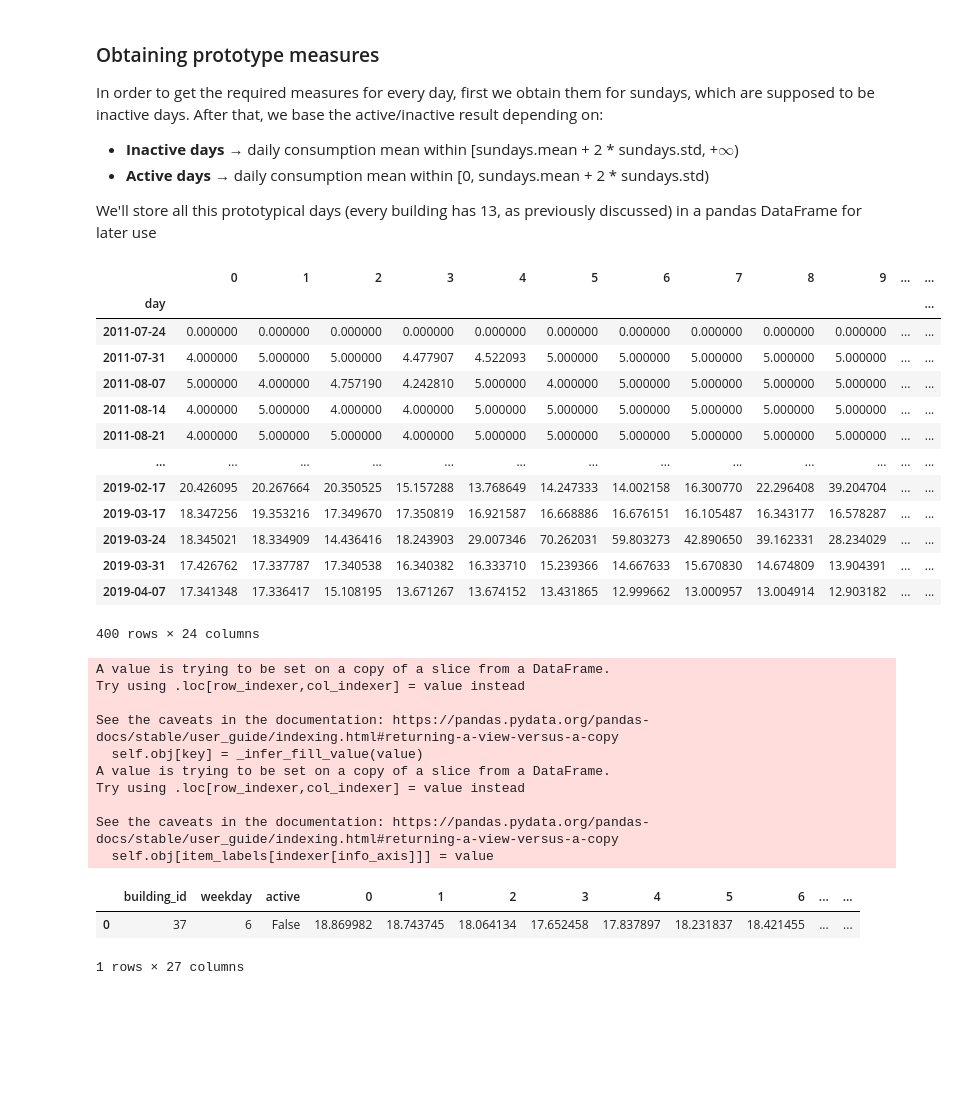
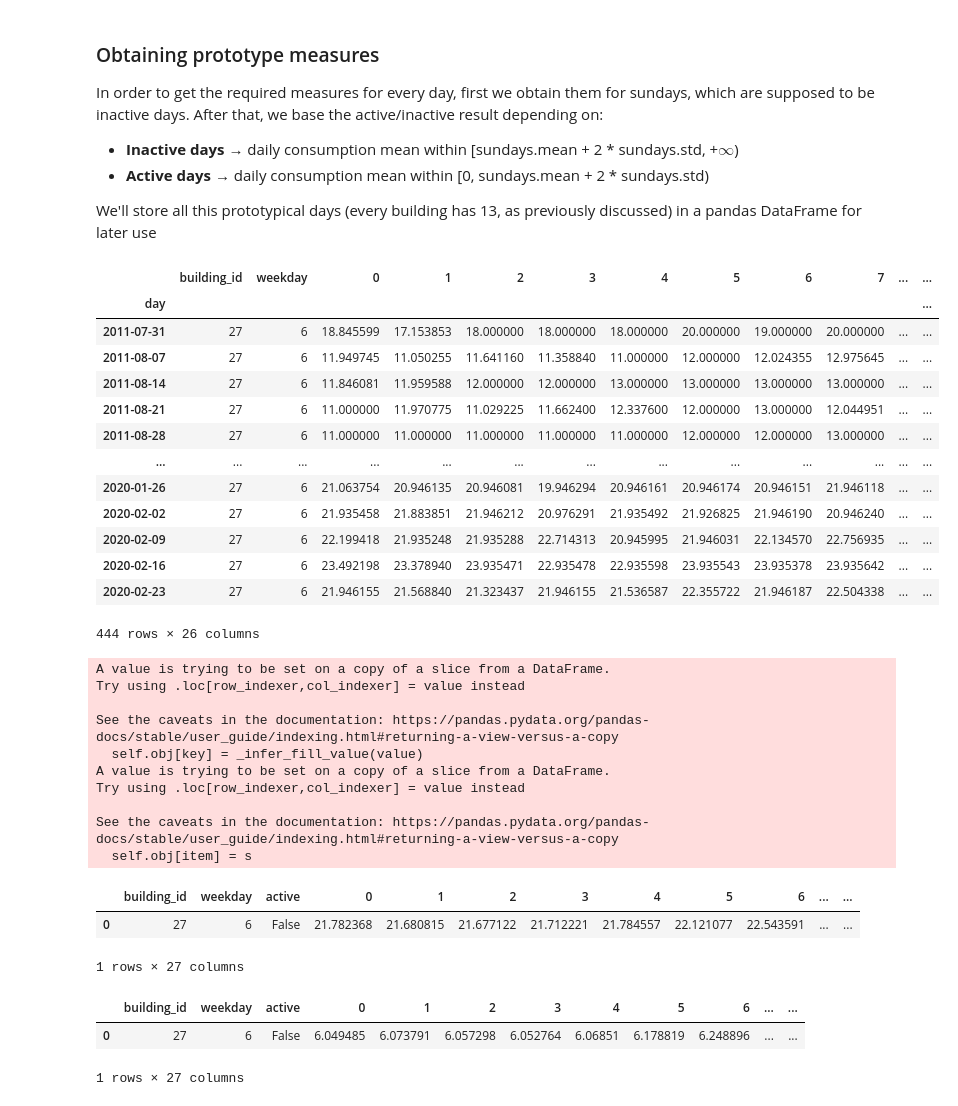
Before and after one commit to thmasker/DAntE, a Jupyter notebook: notebook/data-preprocessing/weekday_prototypes.ipynb, the cells around one changed output. Drawn from its saved outputs; the diff is of its cells as text; code cells hidden in the pictures; blank space fills up the shorter version.

Commit message:
- Add STD prototypes
- Fix indentation error

```diff
--- a/notebook/data-preprocessing/weekday_prototypes.ipynb
+++ b/notebook/data-preprocessing/weekday_prototypes.ipynb
@@ -23,5 +22,5 @@ import matplotlib.pyplot as plt
 # %%
-counter_id = 37 # Counter ID example
+counter_id = 27 # Counter ID example
 
 raw_df = pd.read_pickle(CONS_PATH + 'counter_' + str(counter_id) + '_byDay.zip')
 raw_df
@@ -67,28 +71,28 @@ def get_prototype(df: pd.DataFrame, counter_id: int, weekday: int, active: bool)
 # %%
 clean_df = raw_df.dropna()
 
-sundays = clean_df[clean_df.index.weekday == 6] # Select Sundays
+sundays = clean_df[clean_df['weekday'] == 6] # Select Sundays
 sundays
 # %% [output]
-|  | 0 | 1 | 2 | 3 | 4 | 5 | 6 | 7 | 8 | 9 | ... | ... |
+|  | building_id | weekday | 0 | 1 | 2 | 3 | 4 | 5 | 6 | 7 | ... | ... |
 | day |  |  |  |  |  |  |  |  |  |  |  | ... |
-| 2011-07-24 | 0.000000 | 0.000000 | 0.000000 | 0.000000 | 0.000000 | 0.000000 | 0.000000 | 0.000000 | 0.000000 | 0.000000 | ... | ... |
-| 2011-07-31 | 4.000000 | 5.000000 | 5.000000 | 4.477907 | 4.522093 | 5.000000 | 5.000000 | 5.000000 | 5.000000 | 5.000000 | ... | ... |
-| 2011-08-07 | 5.000000 | 4.000000 | 4.757190 | 4.242810 | 5.000000 | 4.000000 | 5.000000 | 5.000000 | 5.000000 | 5.000000 | ... | ... |
-| 2011-08-14 | 4.000000 | 5.000000 | 4.000000 | 4.000000 | 5.000000 | 5.000000 | 5.000000 | 5.000000 | 5.000000 | 5.000000 | ... | ... |
-| 2011-08-21 | 4.000000 | 5.000000 | 5.000000 | 4.000000 | 5.000000 | 5.000000 | 5.000000 | 5.000000 | 5.000000 | 5.000000 | ... | ... |
+| 2011-07-31 | 27 | 6 | 18.845599 | 17.153853 | 18.000000 | 18.000000 | 18.000000 | 20.000000 | 19.000000 | 20.000000 | ... | ... |
+| 2011-08-07 | 27 | 6 | 11.949745 | 11.050255 | 11.641160 | 11.358840 | 11.000000 | 12.000000 | 12.024355 | 12.975645 | ... | ... |
+| 2011-08-14 | 27 | 6 | 11.846081 | 11.959588 | 12.000000 | 12.000000 | 13.000000 | 13.000000 | 13.000000 | 13.000000 | ... | ... |
+| 2011-08-21 | 27 | 6 | 11.000000 | 11.970775 | 11.029225 | 11.662400 | 12.337600 | 12.000000 | 13.000000 | 12.044951 | ... | ... |
+| 2011-08-28 | 27 | 6 | 11.000000 | 11.000000 | 11.000000 | 11.000000 | 11.000000 | 12.000000 | 12.000000 | 13.000000 | ... | ... |
 | ... | ... | ... | ... | ... | ... | ... | ... | ... | ... | ... | ... | ... |
-| 2019-02-17 | 20.426095 | 20.267664 | 20.350525 | 15.157288 | 13.768649 | 14.247333 | 14.002158 | 16.300770 | 22.296408 | 39.204704 | ... | ... |
-| 2019-03-17 | 18.347256 | 19.353216 | 17.349670 | 17.350819 | 16.921587 | 16.668886 | 16.676151 | 16.105487 | 16.343177 | 16.578287 | ... | ... |
-| 2019-03-24 | 18.345021 | 18.334909 | 14.436416 | 18.243903 | 29.007346 | 70.262031 | 59.803273 | 42.890650 | 39.162331 | 28.234029 | ... | ... |
-| 2019-03-31 | 17.426762 | 17.337787 | 17.340538 | 16.340382 | 16.333710 | 15.239366 | 14.667633 | 15.670830 | 14.674809 | 13.904391 | ... | ... |
-| 2019-04-07 | 17.341348 | 17.336417 | 15.108195 | 13.671267 | 13.674152 | 13.431865 | 12.999662 | 13.000957 | 13.004914 | 12.903182 | ... | ... |
+| 2020-01-26 | 27 | 6 | 21.063754 | 20.946135 | 20.946081 | 19.946294 | 20.946161 | 20.946174 | 20.946151 | 21.946118 | ... | ... |
+| 2020-02-02 | 27 | 6 | 21.935458 | 21.883851 | 21.946212 | 20.976291 | 21.935492 | 21.926825 | 21.946190 | 20.946240 | ... | ... |
+| 2020-02-09 | 27 | 6 | 22.199418 | 21.935248 | 21.935288 | 22.714313 | 20.945995 | 21.946031 | 22.134570 | 22.756935 | ... | ... |
+| 2020-02-16 | 27 | 6 | 23.492198 | 23.378940 | 23.935471 | 22.935478 | 22.935598 | 23.935543 | 23.935378 | 23.935642 | ... | ... |
+| 2020-02-23 | 27 | 6 | 21.946155 | 21.568840 | 21.323437 | 21.946155 | 21.536587 | 22.355722 | 21.946187 | 22.504338 | ... | ... |
-400 rows × 24 columns
+444 rows × 26 columns
 # %%
 threshold = get_threshold(sundays)
 
-prototypes = get_prototype(sundays, counter_id, 6, False) # Get Sundays prototype
-prototypes
+mean_proto = get_prototype(sundays, counter_id, 6, False, type='mean') # Get Sundays prototype
+mean_proto
 # %% [output]
 A value is trying to be set on a copy of a slice from a DataFrame.
 Try using .loc[row_indexer,col_indexer] = value instead
@@ -99,9 +103,16 @@ A value is trying to be set on a copy of a slice from a DataFrame.
 Try using .loc[row_indexer,col_indexer] = value instead
 
 See the caveats in the documentation: https://pandas.pydata.org/pandas-docs/stable/user_guide/indexing.html#returning-a-view-versus-a-copy
-  self.obj[item_labels[indexer[info_axis]]] = value
+  self.obj[item] = s
 |  | building_id | weekday | active | 0 | 1 | 2 | 3 | 4 | 5 | 6 | ... | ... |
-| 0 | 37 | 6 | False | 18.869982 | 18.743745 | 18.064134 | 17.652458 | 17.837897 | 18.231837 | 18.421455 | ... | ... |
+| 0 | 27 | 6 | False | 21.782368 | 21.680815 | 21.677122 | 21.712221 | 21.784557 | 22.121077 | 22.543591 | ... | ... |
 1 rows × 27 columns
+# %%
+std_proto = get_prototype(sundays, counter_id, 6, False, type='std') # Get Sundays prototype
+std_proto
+# %% [output]
+|  | building_id | weekday | active | 0 | 1 | 2 | 3 | 4 | 5 | 6 | ... | ... |
+| 0 | 27 | 6 | False | 6.049485 | 6.073791 | 6.057298 | 6.052764 | 6.06851 | 6.178819 | 6.248896 | ... | ... |
+1 rows × 27 columns
 # %%
 for i in range(0, 6):
```
Also changed, not shown: parts of 6 cells of this notebook, 7 other files.
